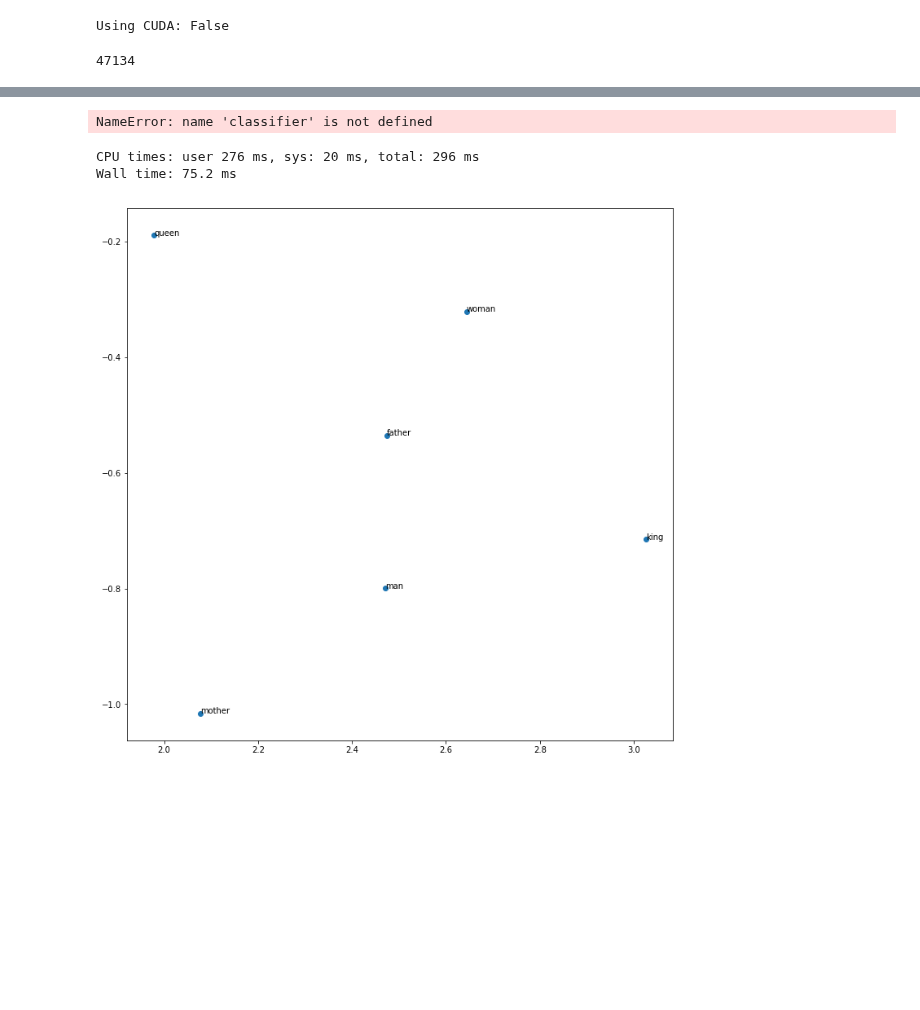
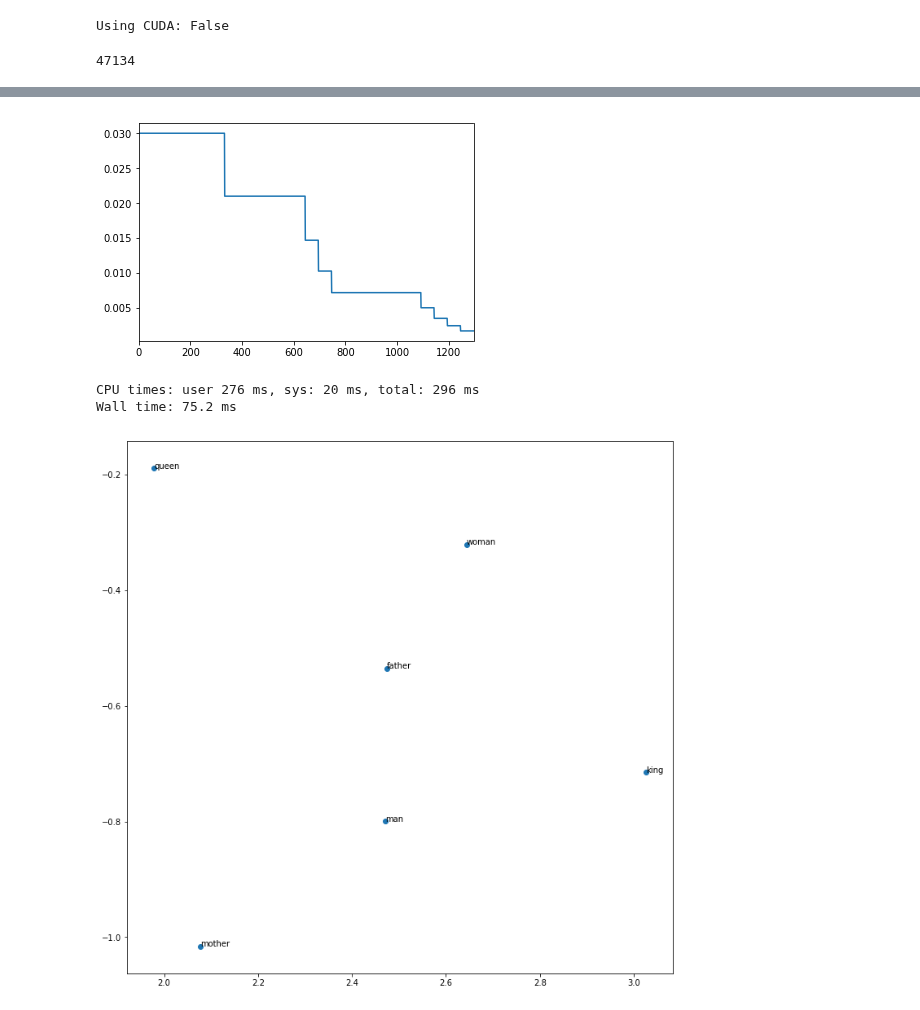
Before and after one commit to labdmitriy/dl_in_nlp, a Jupyter notebook: workshop_1/experiments/task3_word2vec.ipynb, the cells around one changed output, grey strips where cells are left out. Drawn from its saved outputs; the diff is of its cells as text; code cells hidden in the pictures; blank space fills up the shorter version.

```diff
--- a/workshop_1/experiments/task3_word2vec.ipynb
+++ b/workshop_1/experiments/task3_word2vec.ipynb
@@ -128,13 +128,17 @@ class NaiveWord2VecClassifier(nn.Module):
         super().__init__()
 
         self.embedding = nn.Embedding(num_embeddings=vocabulary_size,
-                                      embedding_dim=embedding_size)
+                                      embedding_dim=embedding_size,
+                                      max_norm=1,
+                                      scale_grad_by_freq=True)
         self.fc1 = nn.Linear(in_features=embedding_size,
                              out_features=vocabulary_size,
                              bias=False)
+#         self.bn1 = nn.BatchNorm1d(embedding_size)
 
     def forward(self, x_in):
         x_embedded = self.embedding(x_in)
+#         x_embedded = self.bn1(x_embedded)
         y_out = self.fc1(x_embedded)
 
         return y_out
@@ -154,13 +158,13 @@ args = Namespace(
     seed = 42,
     cutoff = 10,
     window_size = 1,
-    batch_size = 8192,
-    learning_rate = 0.1,
+    batch_size = 128, # 8192
+    learning_rate = 0.03, # 0.1
     iterations = 1000,
     save_iterations = 10,
     early_stopping_criteria = 1e8,
-    factor=0.9,
-    patience=10,
+    factor=0.7,
+    patience=50, # 10
 
     cuda=True
 )
@@ -169,7 +173,7 @@ def make_train_state(args):
     return {'stop_early': False,
             'early_stopping_step': 0,
             'early_stopping_best_val': 1e8,
-            'learning_rate': args.learning_rate,
+            'learning_rate': [], # args.learning_rate
             'batch_idx': 0,
             'loss': [],
             'model_file_name': args.model_state_path}
@@ -255,10 +259,11 @@ try:
         running_loss += (loss_value - running_loss) / (batch_idx)
         loss.backward()
 
-        optimizer.step()
+        learning_rate = optimizer.param_groups[0]['lr']
 
         train_state['batch_idx'] = batch_idx
         train_state['loss'].append(running_loss)
+        train_state['learning_rate'].append(learning_rate)
         writer.add_scalar('loss', scalar_value=loss, global_step=batch_idx)
 
 
@@ -267,13 +272,15 @@ try:
                                          train_state=train_state)
 
         train_params = dict(loss=running_loss,
-                            lr=optimizer.param_groups[0]['lr'],
+                            lr=learning_rate,
                             early_step=train_state['early_stopping_step'],
                             early_best=train_state['early_stopping_best_val'])
         train_bar.set_postfix(train_params)
         train_bar.update()
 
-        scheduler.step(train_state['loss'][-1])
+        optimizer.step()
+
+#         scheduler.step(train_state['loss'][-1])
 
         if train_state['stop_early'] or (batch_idx == epoch_size):
             break
@@ -291,3 +298,8 @@ NameError: name 'train_state' is not defined
+# %%
+train_state_df['learning_rate'].plot()
+plt.show()
+# %% [output]
+[figure, added]
 # %%
 metadata = list(sg_batcher.token_to_idx)
 W = classifier.embedding.weight
@@ -295,11 +307,9 @@ W_prime = classifier.fc1.weight
 
 W_avg = (W + W_prime) / 2
 
-writer.add_embedding(W, metadata=metadata, tag='W')
-writer.add_embedding(W_prime, metadata=metadata, tag='W_prime')
+# writer.add_embedding(W, metadata=metadata, tag='W')
+# writer.add_embedding(W_prime, metadata=metadata, tag='W_prime')
 writer.add_embedding(W_avg, metadata=metadata, tag='W_avg')
-# %% [output]
-NameError: name 'classifier' is not defined
 # %%
 state_dict = torch.load('../models/naive_word2vec_embeddings_orig.pth', map_location='cpu')
 
```
Also changed, not shown: parts of 2 cells of this notebook.
